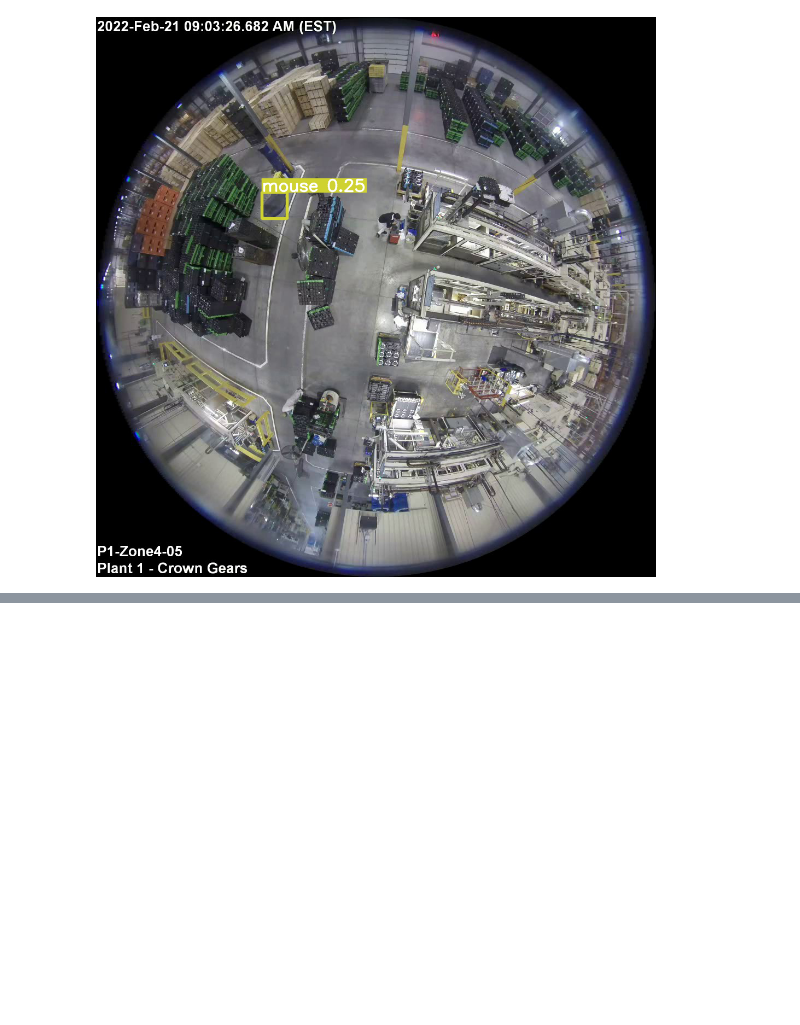
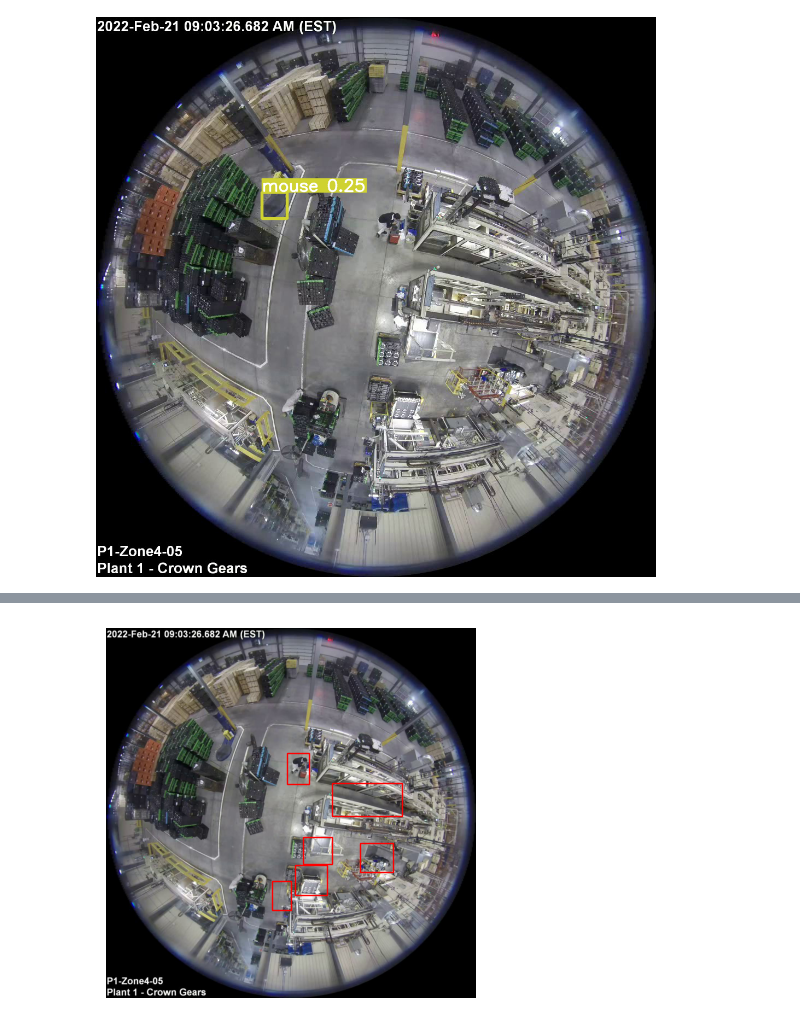
Before and after one commit to Gongsta/Musashi-AI, a Jupyter notebook: main.ipynb, the cells around one changed output, grey strips where cells are left out. Saved outputs shown, nothing was run; the diff lists cells and outputs as text; code cells hidden in the pictures; blank space fills up the shorter version.

```diff
--- a/main.ipynb
+++ b/main.ipynb
@@ -22,0 +27,9 @@ bounding_boxes =
+# %%
+BOUNDING_BOXES = [
+    [502, 344, 61, 86],
+    [627, 427, 193, 93],
+    [522, 654, 90, 85],
+    [704, 594, 90, 80],
+    [545, 577, 81, 75],
+    [460, 700, 52, 80]
+]
@@ -22,0 +41,20 @@ bounding_boxes =
+# %%
+# Display ROIs onto image
+def draw_ROIs_on_image(img_path):
+    img = Image.open(img_path)
+    plt.axis('off')
+    plt.imshow(img)
+    for roi in range(len(BOUNDING_BOXES)):
+        x = BOUNDING_BOXES[roi][0]
+        y = BOUNDING_BOXES[roi][1]
+        w = BOUNDING_BOXES[roi][2]
+        h = BOUNDING_BOXES[roi][3]
+
+        # Create a Rectangle patch
+        rect = patches.Rectangle((x, y), w, h, linewidth=1, edgecolor='r', facecolor='none')
+
+        plt.gca().add_patch(rect) # Add the patch to the Axes
+
+draw_ROIs_on_image(sample_img)
+# %% [output]
+[figure, added]
```
Also changed, not shown: parts of 7 cells of this notebook.
